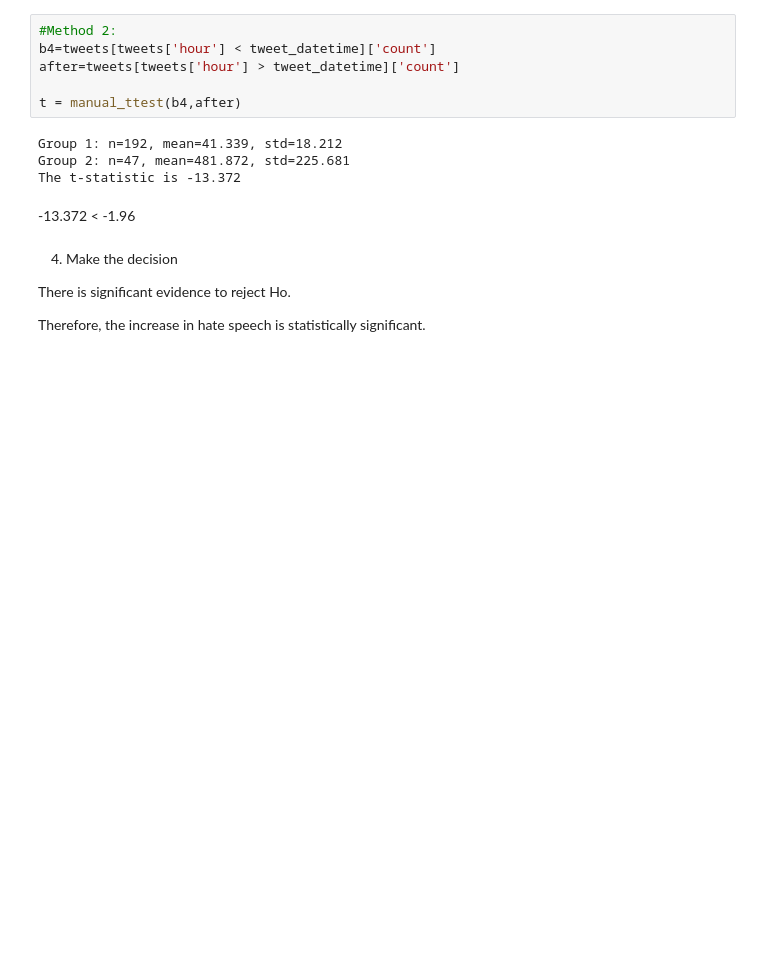
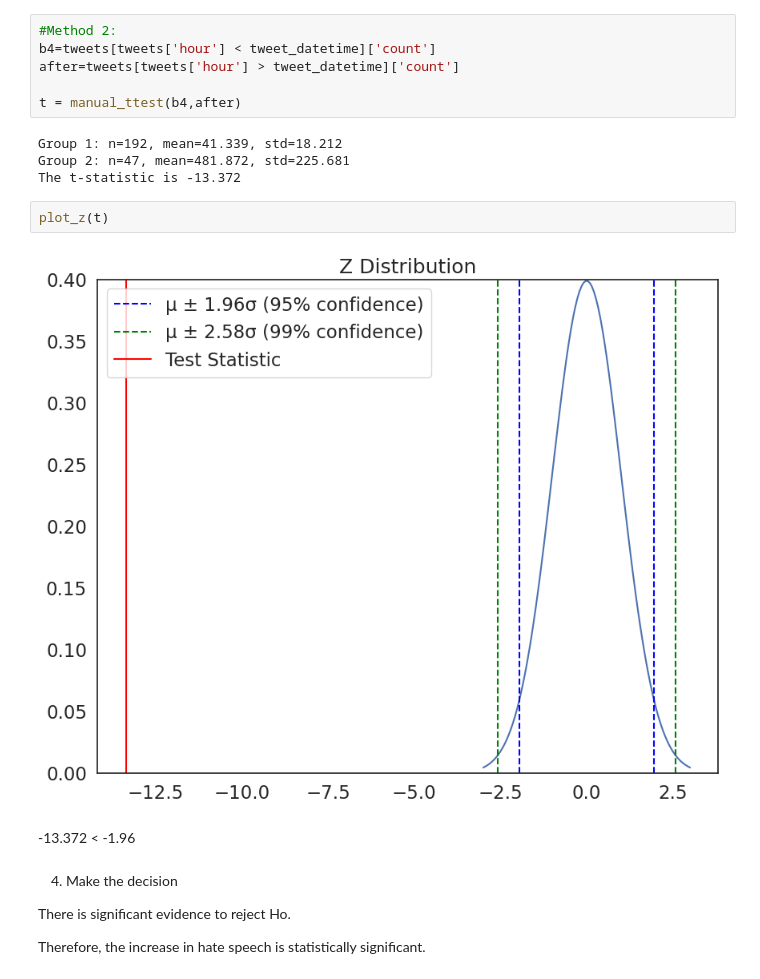
Before and after one commit to khou128/QM2, a Jupyter notebook: notebooks/W07. Hypothesis Testing.ipynb, the cells around one changed output. Drawn from its saved outputs; the diff is of its cells as text; blank space fills up the shorter version.

```diff
--- a/notebooks/W07. Hypothesis Testing.ipynb
+++ b/notebooks/W07. Hypothesis Testing.ipynb
@@ -451,6 +451,10 @@ t = manual_ttest(b4,after)
 Group 1: n=192, mean=41.339, std=18.212
 Group 2: n=47, mean=481.872, std=225.681
 The t-statistic is -13.372
+# %%
+plot_z(t)
+# %% [output]
+[figure, added]
 # %% [markdown]
 -13.372 < -1.96
 # %% [markdown]
```
